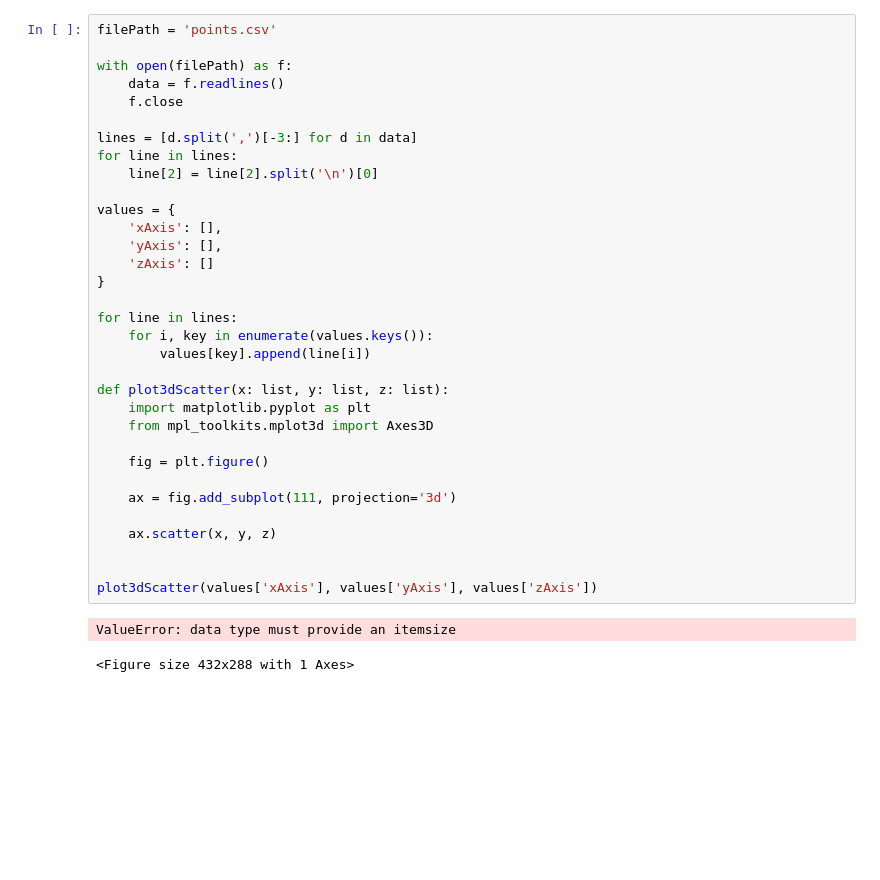
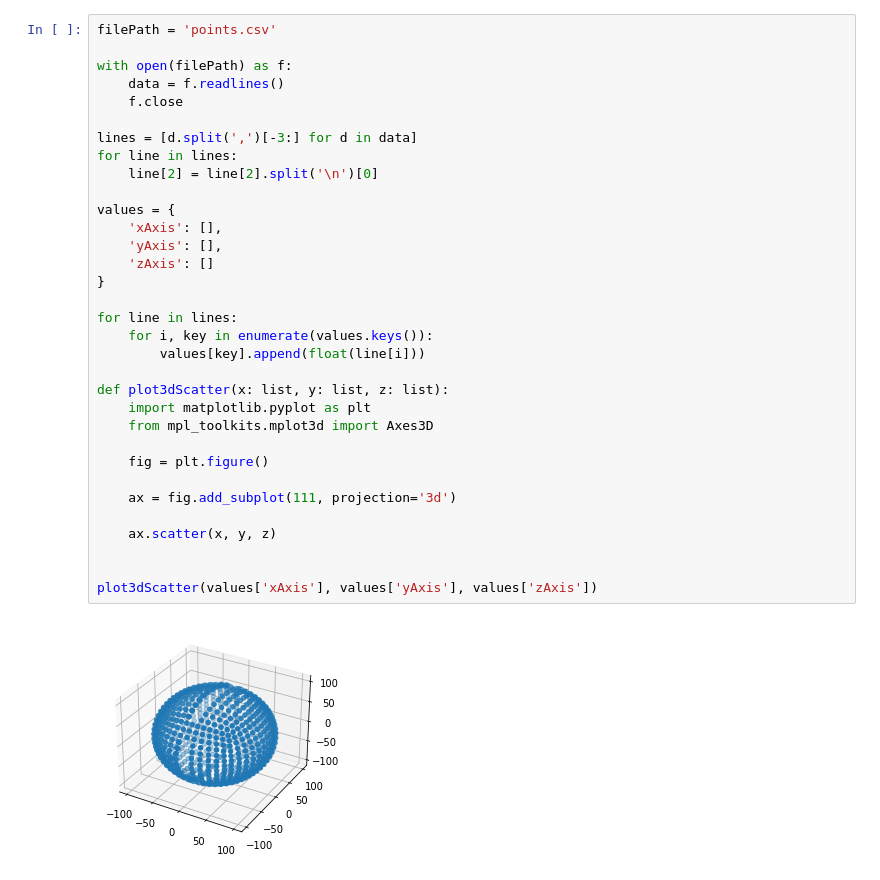
Before and after one commit to luiseduardomendes/exercicios-faculdade, a Jupyter notebook: python_studies/matplot.ipynb, the cells around one changed output. Cells and saved outputs as stored; diff of their text form; blank space fills up the shorter version.

```diff
--- a/python_studies/matplot.ipynb
+++ b/python_studies/matplot.ipynb
@@ -4,33 +4,32 @@ filePath = 'points.csv'
 with open(filePath) as f:
     data = f.readlines()
     f.close
 
 lines = [d.split(',')[-3:] for d in data]
 for line in lines:
     line[2] = line[2].split('\n')[0]
 
 values = {
     'xAxis': [],
     'yAxis': [],
     'zAxis': []
 }
 
 for line in lines:
     for i, key in enumerate(values.keys()):
-        values[key].append(line[i])
+        values[key].append(float(line[i]))
 
 def plot3dScatter(x: list, y: list, z: list):
     import matplotlib.pyplot as plt
     from mpl_toolkits.mplot3d import Axes3D
 
     fig = plt.figure()
 
     ax = fig.add_subplot(111, projection='3d')
 
     ax.scatter(x, y, z)
 
 
 plot3dScatter(values['xAxis'], values['yAxis'], values['zAxis'])
 # %% [output]
-ValueError: data type must provide an itemsize
-<Figure size 432x288 with 1 Axes>
+[figure, added]
```
Also changed, not shown: 5 other files.
